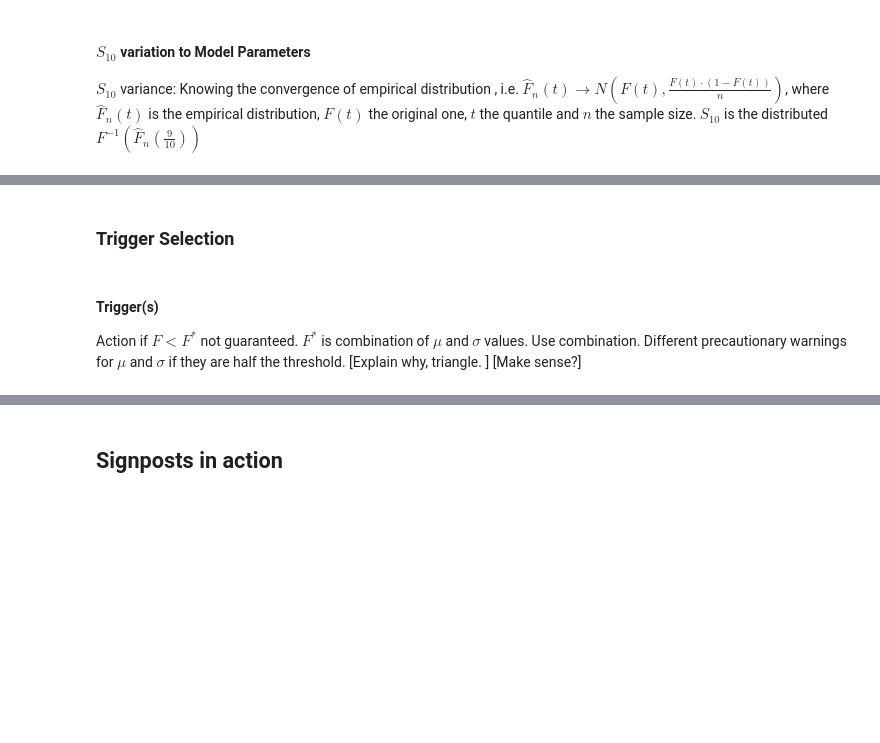
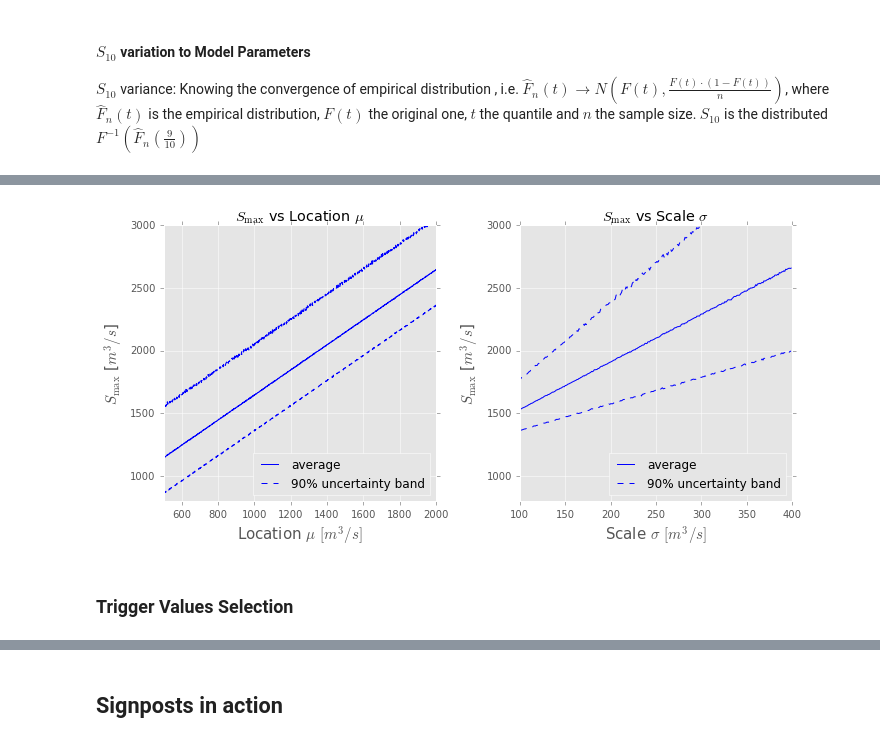
Before and after one commit to luciofaso/Monitoring_DAP, a Jupyter notebook: 1_Niger/Monitoring_Niger.ipynb, the cells around one changed output, grey strips where cells are left out. Saved outputs shown, nothing was run; the diff lists cells and outputs as text; code cells hidden in the pictures; blank space fills up the shorter version.

```diff
--- a/1_Niger/Monitoring_Niger.ipynb
+++ b/1_Niger/Monitoring_Niger.ipynb
@@ -210,13 +236,11 @@ sigma_F_hat=sqrt((S_10.quantile)*(1-(S_10.quantile))/S_10.window)
 # %%
 #analytical
 #S_10 vs mu
-model_expl_mu=model.freeze(loc=mu_expl,scale=sigma_hist)
 S_10_mu_mean = model_expl_mu.ppf(S_10.quantile)
 S_10_mu_up=model_expl_mu.ppf(S_10.quantile+conf*sigma_F_hat)
 S_10_mu_low=model_expl_mu.ppf(S_10.quantile-conf*sigma_F_hat)
 
 #S_10 vs sigma
-model_expl_sigma=model.freeze(loc=mu_hist,scale=sigma_all)
 S_10_sigma_mean=model_expl_sigma.ppf(S_10.quantile)
 S_10_sigma_up=model_expl_sigma.ppf(S_10.quantile+conf*sigma_F_hat)
 S_10_sigma_low=model_expl_sigma.ppf(S_10.quantile-conf*sigma_F_hat)
@@ -240,6 +272,46 @@ plt.show()
+# %%
+sample_size = 15000
+
+q_yearVSmu_random = model_expl_mu.rvs(size=(S_max.window,sample_size,len(mu_expl)))
+q_yearVSsigma_random = model_expl_sigma.rvs(size=(S_max.window,sample_size,len(sigma_expl)))
+
+
+#S_max vs sigma
+#model_expl_sigma
+# Signpost confidence
+# %%
+S_maxVSmu_random = np.max(q_yearVSmu_random,axis=0)
+S_maxVSsigma_random = np.max(q_yearVSsigma_random,axis=0)
+# %%
+#S_max vs mu
+S_max_mu_mean = np.mean(S_maxVSmu_random,axis=0)
+S_max_mu_up = np.percentile(S_maxVSmu_random, (confidence+1)/2*100,axis=0)
+S_max_mu_down = np.percentile(S_maxVSmu_random, (1-confidence)/2*100,axis=0 )
+
+
+#S_max vs sigma
+S_max_sigma_mean = np.mean(S_maxVSsigma_random,axis=0)
+S_max_sigma_up = np.percentile(S_maxVSsigma_random, (confidence+1)/2*100,axis=0)
+S_max_sigma_down = np.percentile(S_maxVSsigma_random, (1-confidence)/2*100,axis=0 )
+
+# Signpost confidence
+S_max.confidence_range_up=S_max_mu_up[mu_hist-1]-S_max_mu_mean[mu_hist-1]
+S_max.confidence_range_low=-S_max_mu_low[mu_hist-1]+S_max_mu_mean[mu_hist-1]
+# %%
+f, (ax_mu, ax_sigma) = plt.subplots(1,2,sharey=True,figsize=(10,5))
+plt.figure(1)
+ax_mu=plt.subplot(121)
+signpost_analysis_plot (S_max,'Location $\mu$',mu_expl,S_max_mu_mean,S_max_mu_up,S_max_mu_down)
+plt.xlim(500)
+plt.ylim((800,3000))
+ax_sigma=plt.subplot(122)
+plt.xlim([100,400])
+ylim = ax_mu.get_ylim()
+ax_sigma.set_ylim(ylim)
+signpost_analysis_plot (S_max,'Scale $\sigma$',sigma_all,S_max_sigma_mean,S_max_sigma_up,S_max_sigma_down)
+f.tight_layout()
+#plt.savefig("../Figures/Niger/S_max.pdf")
+# %% [output]
+[figure, added]
 # %% [markdown]
-### Trigger Selection
+### Trigger Values Selection
-# %% [markdown]
-#### Trigger(s)
-Action if $F<F^*$ not guaranteed. $F^*$ is combination of $\mu$ and $\sigma$ values. Use combination.
-Different precautionary warnings for $\mu$ and $\sigma$ if they are half the threshold. [Explain why, triangle. ] [Make sense?]
```
Also changed, not shown: parts of 40 cells of this notebook, 2 other files.
